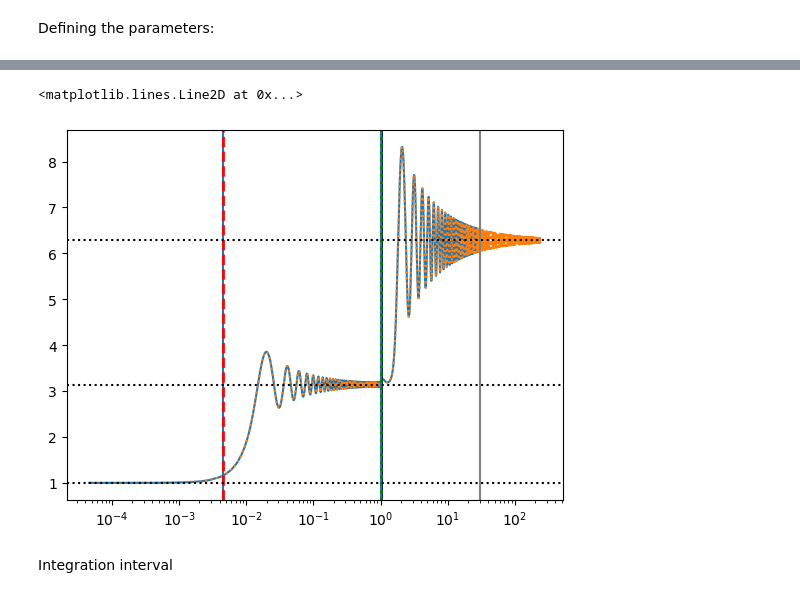
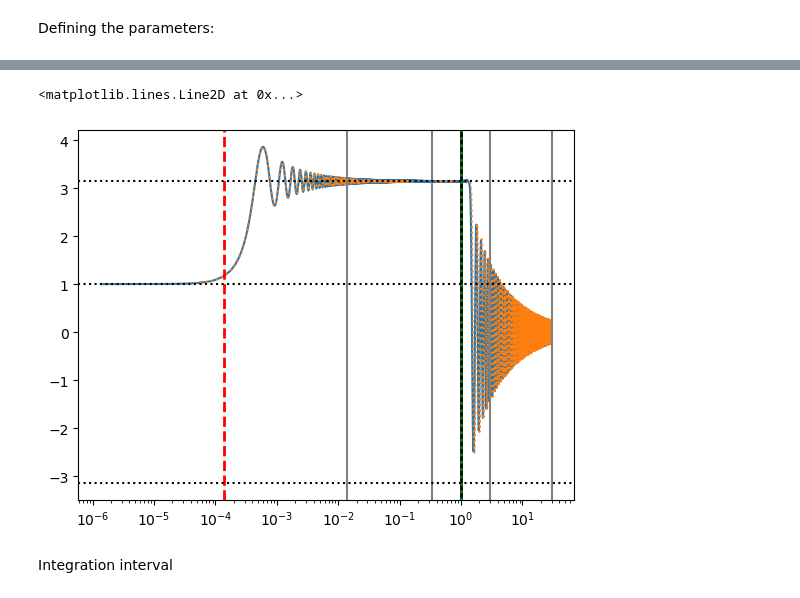
Before and after one commit to ManuelBuenAbad/axion_mcmc, a Jupyter notebook: axion_evol.ipynb, the cells around one changed output, grey strips where cells are left out. Drawn from its saved outputs; the diff is of its cells as text; code cells hidden in the pictures.

```diff
--- a/axion_evol.ipynb
+++ b/axion_evol.ipynb
@@ -3735,8 +4099,8 @@ Clearing definitions
 # %% [markdown]
 Defining the parameters:
 # %%
-fa_test = (1.e15)*GeV # axion decay constant
-epsphi_test = 1.e-3 # suppression in axion mass squared
+fa_test = (3.e13)*GeV # axion decay constant
+epsphi_test = 1.e-5 # suppression in axion mass squared
 N_test = np.inf # number of SM copies
 # %%
 test_sol = solve_axion_eom('ZN', 'brute', fa_test, epsphi_test, N_test, theta_ini, dtheta_ini, (0.01, 100), method='Radau', atol=1.e-6, rtol=1.e-5, vectorized=True, verbose=True)
@@ -3752,3 +4126,3 @@ tevents =  [1.58424886e+17 3.47975185e+19]
 # %%
-test_sol2 = solve_axion_eom('ZN', 'switcheroo', fa_test, epsphi_test, N_test, theta_ini, dtheta_ini, (0.01, 1000), method='Radau', atol=1.e-6, rtol=1.e-5, vectorized=True, verbose=True, dense_MSA=5001)
+test_sol2 = solve_axion_eom('ZN', 'switcheroo', fa_test, epsphi_test, N_test, theta_ini, dtheta_ini, (0.01, 100), method='Radau', atol=1.e-6, rtol=1.e-5, vectorized=True, verbose=True, dense_MSA=5001)
 # %% [output]
@@ -3772,25 +4163,29 @@ Events:
 # %%
 plt.plot(test_sol.t_arr/tcrit, test_sol.theta_arr)
 plt.plot(test_sol2.t_arr/tcrit, test_sol2.theta_arr, ls=':')
 plt.xscale('log')
 # plt.yscale('log')
 # plt.xlim(1.e18, 6.e18)
-# plt.xlim(20, 40)
-# plt.ylim(-0.5,0.5)
+# plt.xlim(0.01, 0.03)
+# plt.ylim(3,3.3)
 plt.axvline(1, color='k', ls='-', lw=2)
-plt.axvline(test_sol.t_events[0]/tcrit)
-plt.axvline(test_sol.t_events[1]/tcrit)
-plt.axvline(test_sol2.msa_t_ini/tcrit, color='gray')
-plt.axvline(test_sol.toscs[0]/tcrit, color='r', ls='--', lw=2)
-plt.axvline(test_sol.toscs[1]/tcrit, color='g', ls=':', lw=2)
+# plt.axvline(test_sol.t_events[0]/tcrit)
+# plt.axvline(test_sol.t_events[1]/tcrit)
+
+for i in range(len(test_sol2.msa_t_ini)):
+    plt.axvline(test_sol2.msa_t_ini[i]/tcrit, color='gray')
+    plt.axvline(test_sol2.msa_t_end[i]/tcrit, color='gray')
+
+plt.axvline(test_sol2.toscs[0]/tcrit, color='r', ls='--', lw=2)
+plt.axvline(test_sol2.toscs[1]/tcrit, color='g', ls=':', lw=2)
 
 plt.axhline(1, color='k', ls=':')
 plt.axhline(pi, color='k', ls=':')
 vev_over_pi = int(np.floor(test_sol2.theta_arr[-1]/pi))
 plt.axhline(vev_over_pi*pi, color='k', ls=':')
 # %% [output]
 <matplotlib.lines.Line2D at 0x...>
-[figure, old version]
+[figure, new version]
 # %% [markdown]
 Integration interval
 # %%
```
Also changed, not shown: parts of 38 cells of this notebook.
